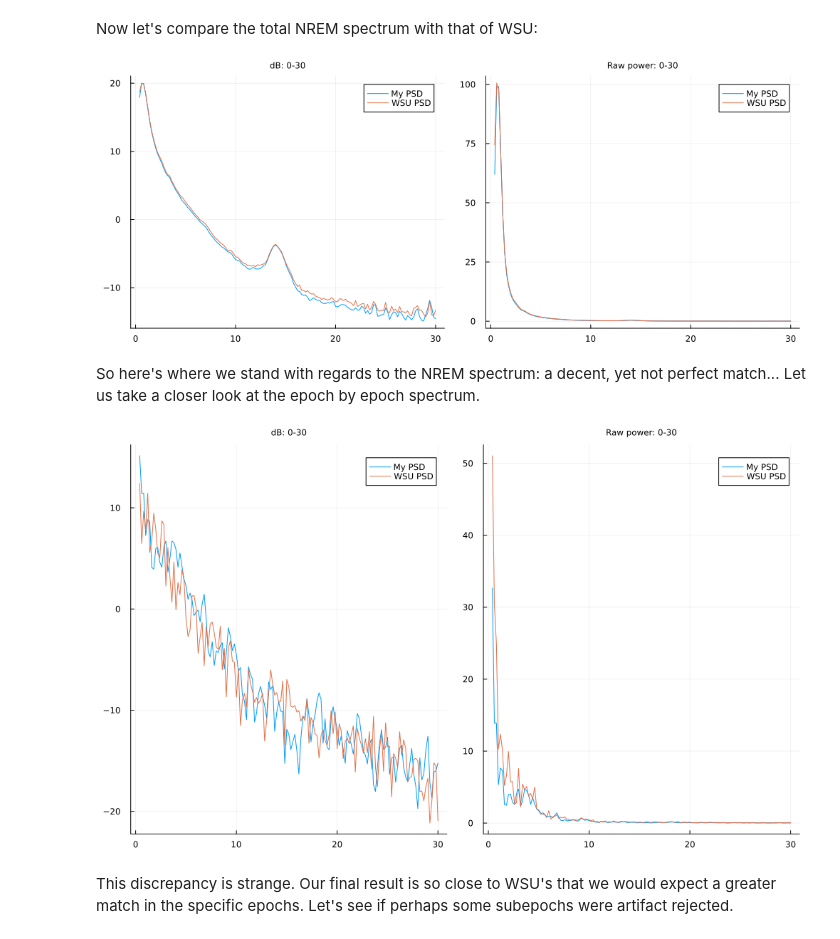
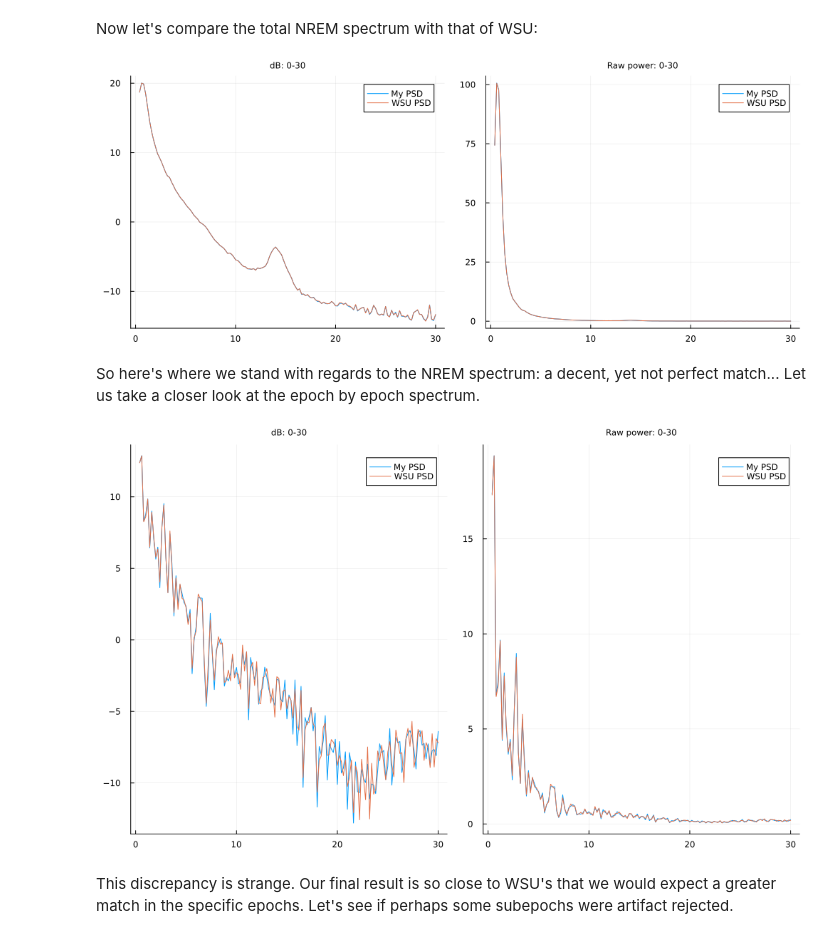
Before and after one commit to slopezpereyra/EEGToolkit.jl, a Jupyter notebook: experiments/PSA.ipynb, the cells around one changed output. Drawn from its saved outputs; the diff is of its cells as text; code cells hidden in the pictures.

```diff
--- a/experiments/PSA.ipynb
+++ b/experiments/PSA.ipynb
@@ -194,0 +124,13 @@ So let's write a function that uses our power spectrum analysis algorithm in thi
+# %%
+function analyze_eeg(signal::Vector{<:AbstractFloat}, fs::Integer, epoch_indexes::Vector{<:Integer})
+
+  signal = vcat(segment(signal, fs*30; symmetric=true)[epoch_indexes]...)
+  psd_function = x -> PSD(x, fs, 5*fs; normalization=1, window_function=rect, overlap=0)
+
+  Spectrogram(signal, 30*fs, psd_function)
+
+end
+
+nrem2 = analyze_eeg(signal, fs, nrem_epochs[1:length(nrem_epochs)-1])
+S_prime = nrem2.avg_spectra[3:151]
+print("Computed")
@@ -200,7 +151,7 @@ function analyze(epochs, fs; segment_length=fs*5)
     psd = Nothing
     for epoch in epochs
         subepochs = segment(epoch, segment_length; symmetric=true)
-        psd = PSD(subepochs, fs; normalization=1, window_function=hanning)
+        psd = PSD(subepochs, fs; normalization=1, window_function=rect)
         push!(spectrums, psd.spectrum)
     end
     return psd.freq, spectrums
@@ -209,16 +160,13 @@ end
 F, S = analyze(nrem, fs)
 F, S = F[3:151], [x[3:151] for x in S]
 
-anF, anS = analyze(analogNrem, fs)
-anF, anS = anF[3:151], [x[3:151] for x in anS]
-
 print("Computed spectrum of ", length(S), " epochs. Spectrum length: ", length(S[1]), ". Frequency resolution: ", F[2] - F[1])
 # %% [output]
 Computed spectrum of 749 epochs. Spectrum length: 149. Frequency resolution: 0.19999999999999996
 # %% [markdown]
 Now let's compare the total NREM spectrum with that of WSU:
 # %%
-p1 = plot(F,  pow2db.( mean(S) ) , label="My PSD", title="dB: 0-30", titlefontsize=8)
+p1 = plot(F,  pow2db.( S_prime ) , label="My PSD", title="dB: 0-30", titlefontsize=8)
 #p1 = plot!(F,  pow2db.( mean(anS) ) , label="My PSD (no filter)", title="dB: 0-30", titlefontsize=8)
 p1 = plot!(frequency,  pow2db.( mean(wsu_spectrums) ), label="WSU PSD")
 
@@ -227,23 +175,23 @@ p2 = plot!(frequency,  ( mean(wsu_spectrums) ), label="WSU PSD")
 
 plot(p1, p2, size=(1000, 400))
 # %% [output]
-[figure, old version]
+[figure, new version]
 # %% [markdown]
 So here's where we stand with regards to the NREM spectrum: a decent, yet not perfect match... Let us take a closer look at the epoch by epoch spectrum.
 # %%
 function compare_epoch_spectrum(epoch)
-    p1 = plot(F,  pow2db.( S[epoch] ) , label="My PSD", title="dB: 0-30", titlefontsize=8)
+    p1 = plot(F,  pow2db.( nrem2.spectrums[epoch, :][3:151] ) , label="My PSD", title="dB: 0-30", titlefontsize=8)
     p1 = plot!(frequency,  pow2db.( wsu_spectrums[epoch] ), label="WSU PSD")
 
     p2 = plot(F,  ( S[epoch] ) , label="My PSD", title="Raw power: 0-30", titlefontsize=8)
     p2 = plot!(frequency,  ( wsu_spectrums[epoch] ), label="WSU PSD")
 
     plot(p1, p2, size=(1000, 600))
 end
 
-compare_epoch_spectrum(1)
+compare_epoch_spectrum(2)
 # %% [output]
-[figure, old version]
+[figure, new version]
 # %% [markdown]
 This discrepancy is strange. Our final result is so close to WSU's that we would expect a greater match in the specific epochs. Let's see if perhaps some subepochs were artifact rejected.
 # %%
```
Also changed, not shown: parts of 10 cells of this notebook, 4 other files.
